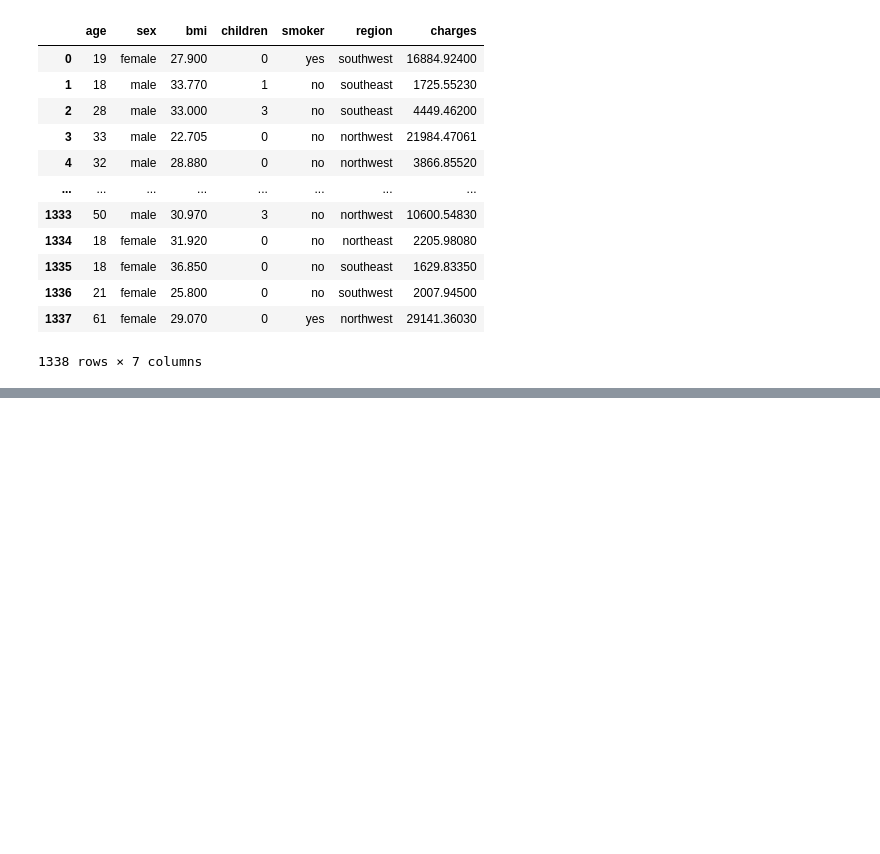
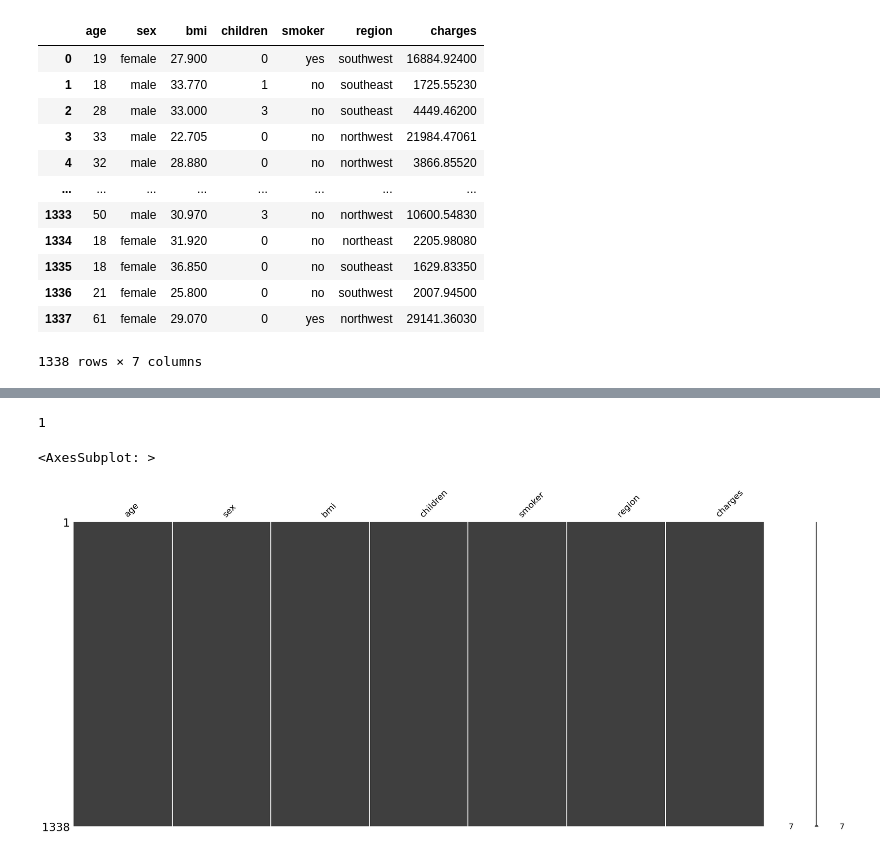
Before and after one commit to haelbrek/Projet_Assurance, a Jupyter notebook: notbook.ipynb, the cells around one changed output, grey strips where cells are left out. Drawn from its saved outputs; the diff is of its cells as text; code cells hidden in the pictures; blank space fills up the shorter version.

```diff
--- a/notbook.ipynb
+++ b/notbook.ipynb
@@ -19,0 +109,9 @@ df
+# %%
+df.duplicated().sum()
+# %% [output]
+1
+# %%
+msno.matrix(df)
+# %% [output]
+<AxesSubplot: >
+[figure, added]
```
Also changed, not shown: parts of 113 cells of this notebook.
